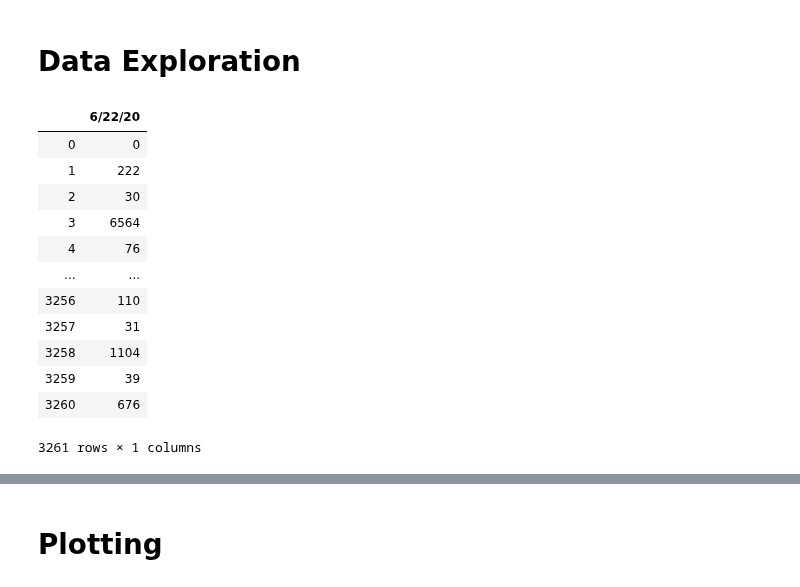
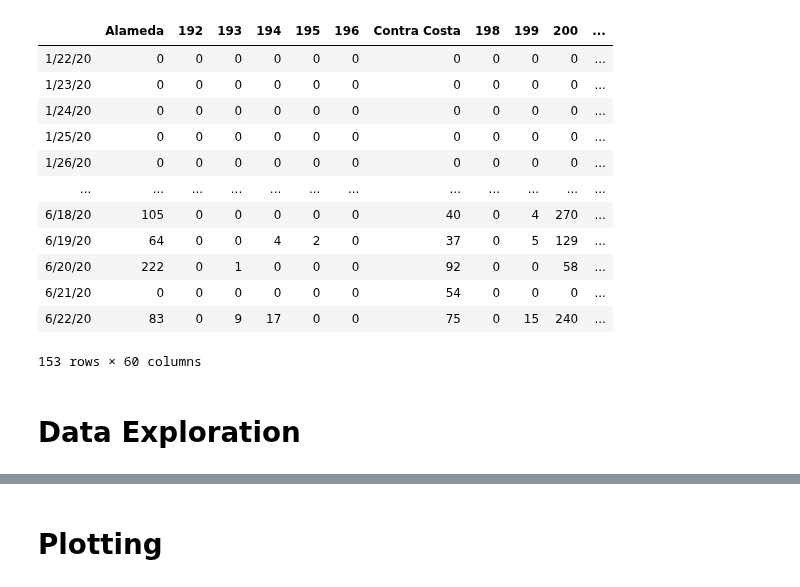
Before and after one commit to andrewcreates/DataScience-Projects, a Jupyter notebook: COVID-19/JHU COVID-19 US Data Exploration.ipynb, the cells around one changed output, grey strips where cells are left out. Cells and saved outputs as stored; diff of their text form; code cells hidden in the pictures.

```diff
--- a/COVID-19/JHU COVID-19 US Data Exploration.ipynb
+++ b/COVID-19/JHU COVID-19 US Data Exploration.ipynb
@@ -31,18 +66,18 @@ US_dead_daily_increase.iloc[:,7:] = US_dead_daily_increase.iloc[:,7:].diff(axis=
+# %%
+CA_transpose
+# %% [output]
+|  | Alameda | 192 | 193 | 194 | 195 | 196 | Contra Costa | 198 | 199 | 200 | ... |
+| 1/22/20 | 0 | 0 | 0 | 0 | 0 | 0 | 0 | 0 | 0 | 0 | ... |
+| 1/23/20 | 0 | 0 | 0 | 0 | 0 | 0 | 0 | 0 | 0 | 0 | ... |
+| 1/24/20 | 0 | 0 | 0 | 0 | 0 | 0 | 0 | 0 | 0 | 0 | ... |
+| 1/25/20 | 0 | 0 | 0 | 0 | 0 | 0 | 0 | 0 | 0 | 0 | ... |
+| 1/26/20 | 0 | 0 | 0 | 0 | 0 | 0 | 0 | 0 | 0 | 0 | ... |
+| ... | ... | ... | ... | ... | ... | ... | ... | ... | ... | ... | ... |
+| 6/18/20 | 105 | 0 | 0 | 0 | 0 | 0 | 40 | 0 | 4 | 270 | ... |
+| 6/19/20 | 64 | 0 | 0 | 4 | 2 | 0 | 37 | 0 | 5 | 129 | ... |
+| 6/20/20 | 222 | 0 | 1 | 0 | 0 | 0 | 92 | 0 | 0 | 58 | ... |
+| 6/21/20 | 0 | 0 | 0 | 0 | 0 | 0 | 54 | 0 | 0 | 0 | ... |
+| 6/22/20 | 83 | 0 | 9 | 17 | 0 | 0 | 75 | 0 | 15 | 240 | ... |
+153 rows × 60 columns
 # %% [markdown]
 # Data Exploration
-# %%
-df_usconf.iloc[:,-1:]
-# %% [output]
-|  | 6/22/20 |
-| 0 | 0 |
-| 1 | 222 |
-| 2 | 30 |
-| 3 | 6564 |
-| 4 | 76 |
-| ... | ... |
-| 3256 | 110 |
-| 3257 | 31 |
-| 3258 | 1104 |
-| 3259 | 39 |
-| 3260 | 676 |
-3261 rows × 1 columns
```
Also changed, not shown: parts of 8 cells of this notebook.
